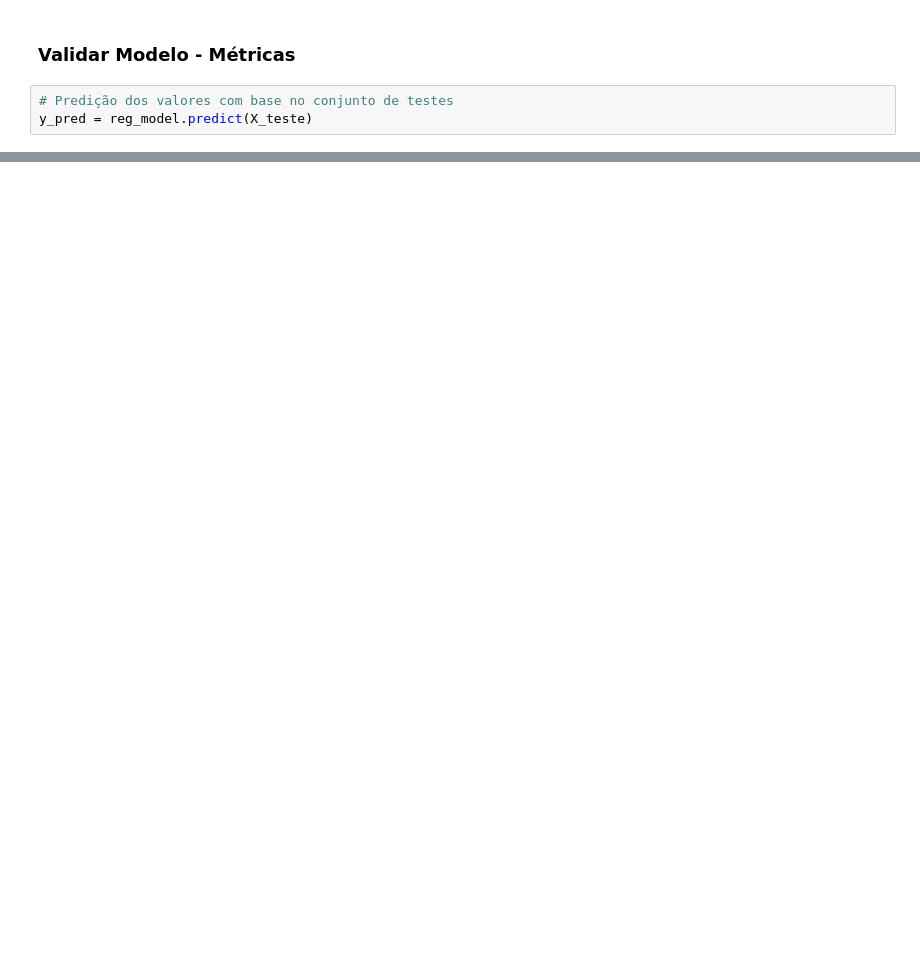
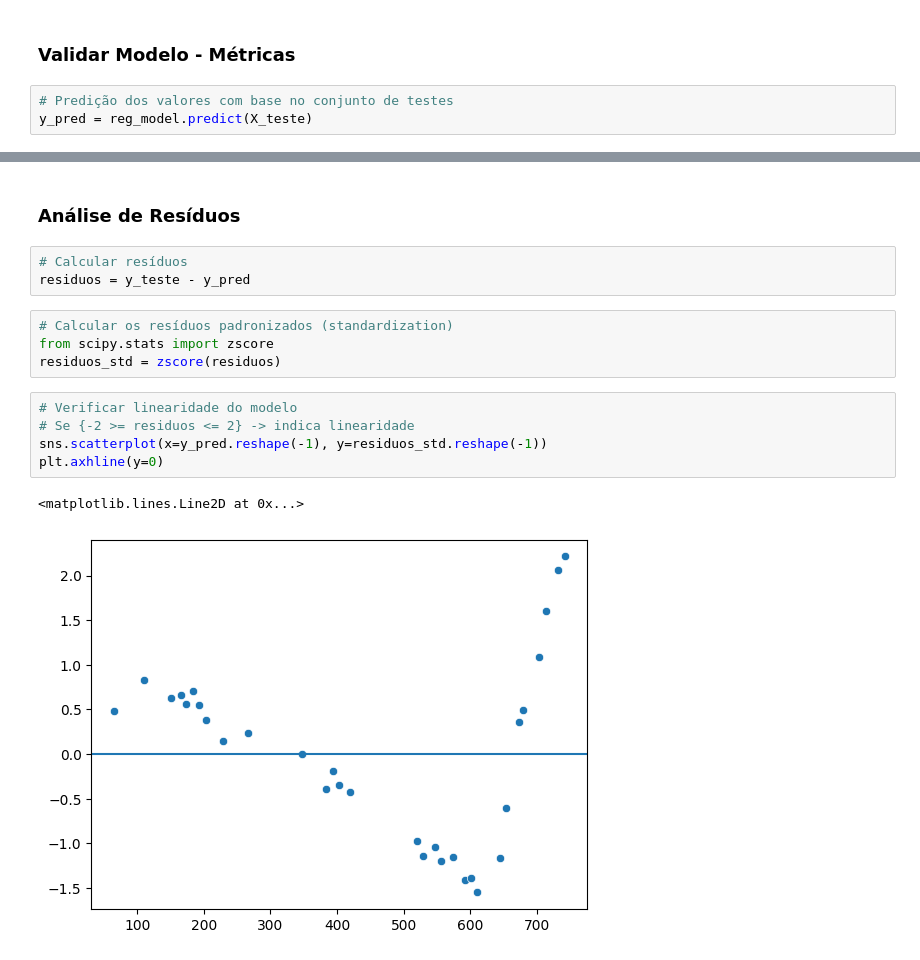
Before and after one commit to Belzebu013/Prever_nota_aluno, a Jupyter notebook: modelo_pontuacao.ipynb, the cells around one changed output, grey strips where cells are left out. Drawn from its saved outputs; the diff is of its cells as text; blank space fills up the shorter version.

Commit message:
Análise de Resíduos

```diff
--- a/modelo_pontuacao.ipynb
+++ b/modelo_pontuacao.ipynb
@@ -121,0 +110,17 @@ plt.show()
+# %% [markdown]
+### Análise de Resíduos
+# %%
+# Calcular resíduos
+residuos = y_teste - y_pred
+# %%
+# Calcular os resíduos padronizados (standardization)
+from scipy.stats import zscore
+residuos_std = zscore(residuos)
+# %%
+# Verificar linearidade do modelo
+# Se {-2 >= residuos <= 2} -> indica linearidade
+sns.scatterplot(x=y_pred.reshape(-1), y=residuos_std.reshape(-1))
+plt.axhline(y=0)
+# %% [output]
+<matplotlib.lines.Line2D at 0x...>
+[figure, added]
```
Also changed, not shown: parts of 7 cells of this notebook.
